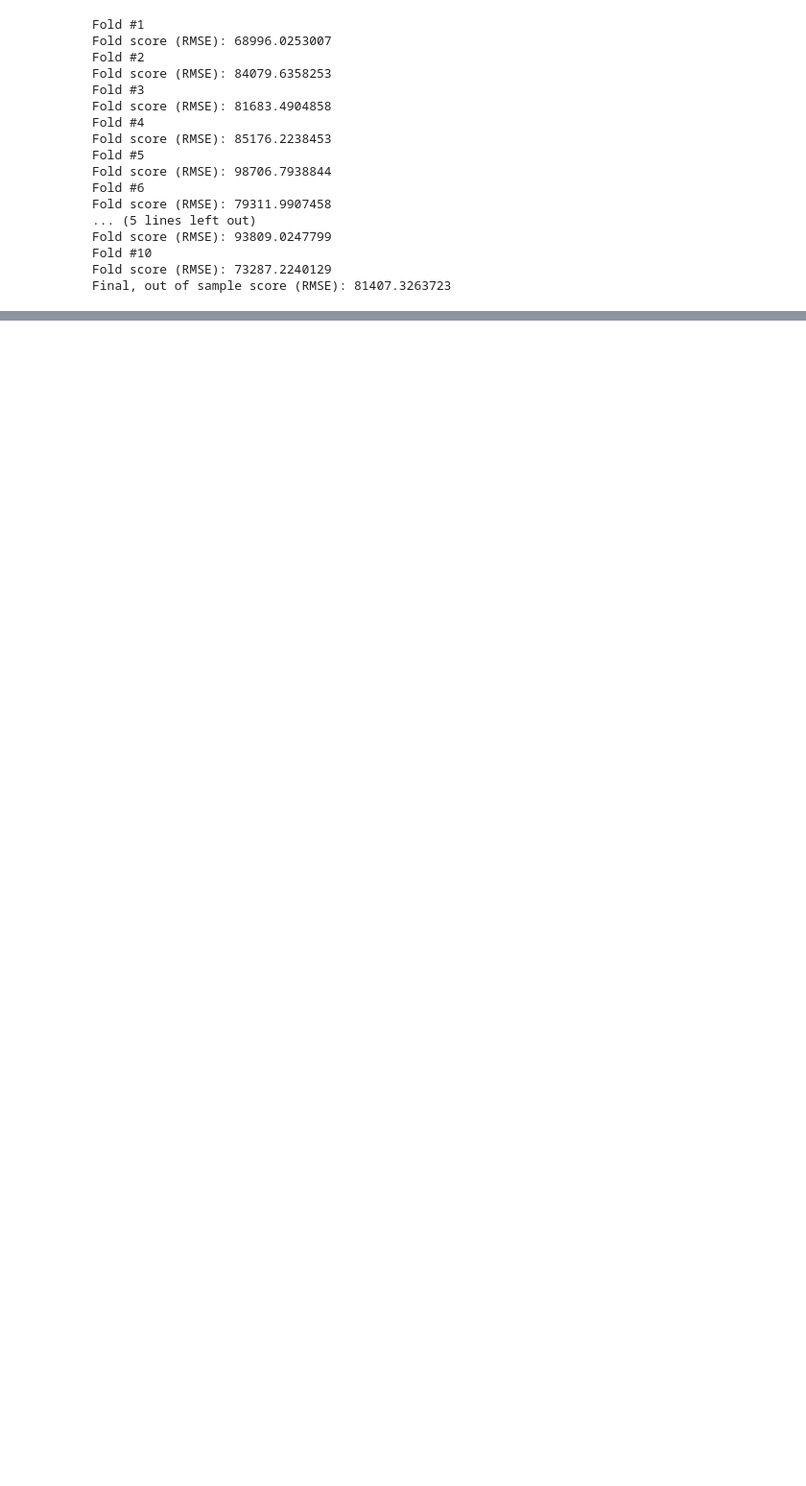
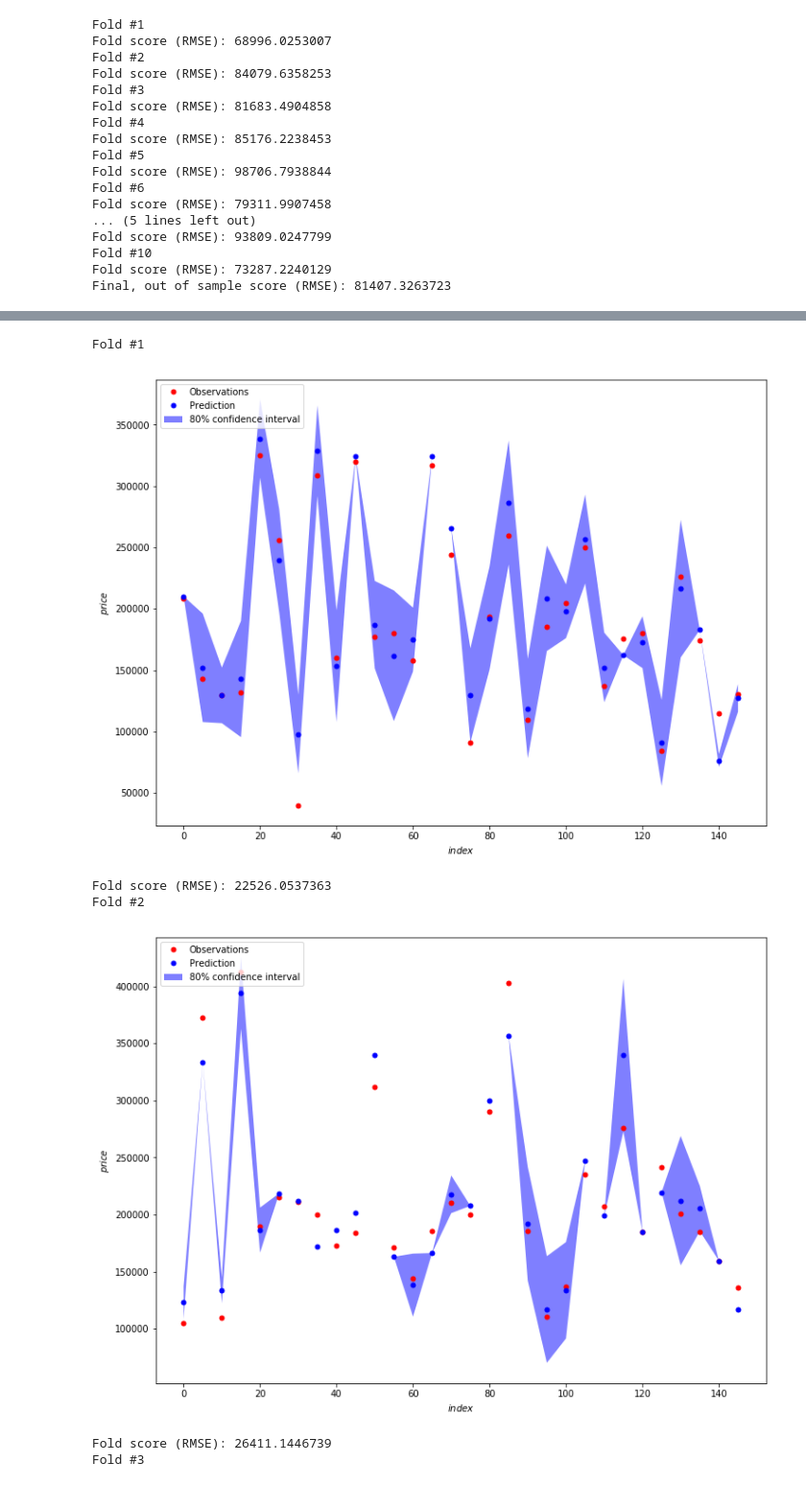
Before and after one commit to asahicantu/Kaggle-House-Prices-Advanced-Regression-Techniques, a Jupyter notebook: CSE517 House Price Prediction.ipynb, the cells around one changed output, grey strips where cells are left out. Shown at 96% size. Saved outputs shown, nothing was run; the diff lists cells and outputs as text; code cells hidden in the pictures; blank space fills up the shorter version.

```diff
--- a/CSE517 House Price Prediction.ipynb
+++ b/CSE517 House Price Prediction.ipynb
@@ -414,0 +431,6 @@ Index([u'Id', u'MSSubClass', u'LotFrontage', u'LotArea', u'OverallQual',
+# %%
+from sklearn import tree
+from sklearn import ensemble
+rdf = ensemble.RandomForestRegressor()
+rdf.fit(X_pca, Y)
+crossVal(rdf, X_pca, Y)
@@ -414,0 +504,4 @@ Index([u'Id', u'MSSubClass', u'LotFrontage', u'LotArea', u'OverallQual',
+# %%
+svd = TruncatedSVD(n_components = 107)
+svd.fit(X)
+X_svd = svd.transform(X)
@@ -414,0 +531,6 @@ Index([u'Id', u'MSSubClass', u'LotFrontage', u'LotArea', u'OverallQual',
+# %%
+from sklearn import tree
+from sklearn import ensemble
+rdf = ensemble.RandomForestRegressor()
+rdf.fit(X_svd, Y)
+crossVal(rdf, X_svd, Y)
@@ -414,0 +559,20 @@ Index([u'Id', u'MSSubClass', u'LotFrontage', u'LotArea', u'OverallQual',
+# %%
+import numpy as np
+
+from sklearn.gaussian_process import GaussianProcessRegressor
+from sklearn.gaussian_process.kernels import DotProduct
+
+polyKernel = DotProduct(sigma_0=1.0)
+rbfKernel = RBF(length_scale=1.0)
+
+gp = GaussianProcessRegressor(kernel=polyKernel)
+gp = gp.fit(X_svd, Y)
+crossVal(gp, X_svd, Y, ifPlotUncertainty=True)
+# %% [output]
+Fold #1
+[figure, added]
+Fold score (RMSE): 22526.0537363
+Fold #2
+[figure, added]
+Fold score (RMSE): 26411.1446739
+Fold #3
```
Also changed, not shown: parts of 32 cells of this notebook.
